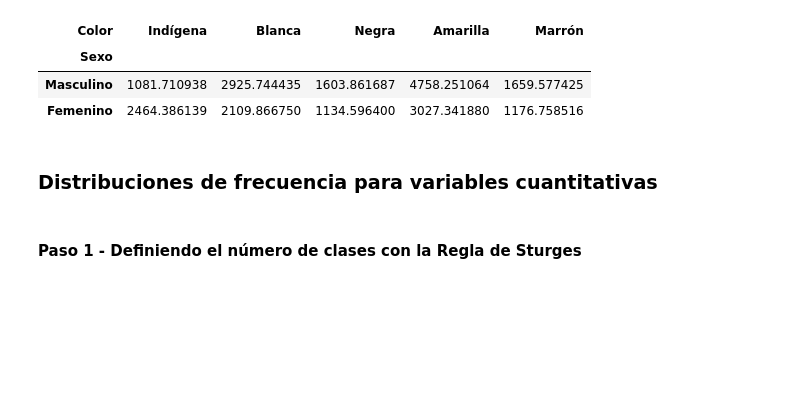
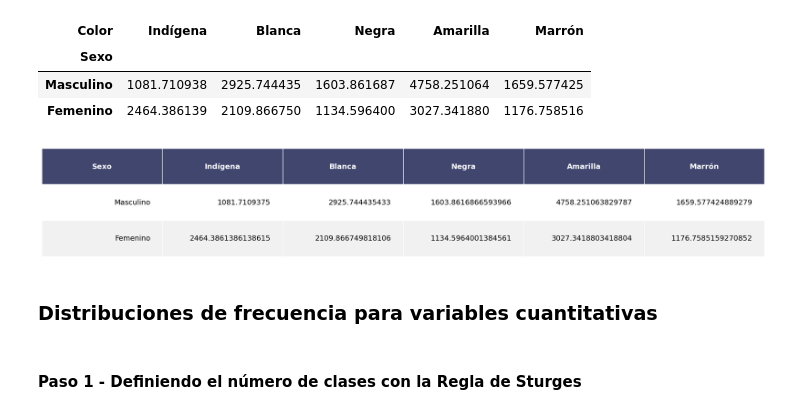
Before and after one commit to BrandonVC214858/Descriptive-Stadistics, a Jupyter notebook: tutorial/Python_Data_Science_Estadistica_final.ipynb, the cells around one changed output. Drawn from its saved outputs; the diff is of its cells as text; code cells hidden in the pictures; blank space fills up the shorter version.

```diff
--- a/tutorial/Python_Data_Science_Estadistica_final.ipynb
+++ b/tutorial/Python_Data_Science_Estadistica_final.ipynb
@@ -96,6 +159,39 @@ porcentual
 | Sexo |  |  |  |  |  |
 | Masculino | 1081.710938 | 2925.744435 | 1603.861687 | 4758.251064 | 1659.577425 |
 | Femenino | 2464.386139 | 2109.866750 | 1134.596400 | 3027.341880 | 1176.758516 |
+# %%
+def render_mpl_table(data, col_width=3.0, row_height=0.625, font_size=14,
+                     header_color='#40466e', row_colors=['#f1f1f2', 'w'], edge_color='w',
+                     bbox=[0, 0, 1, 1], header_columns=0,
+                     ax=None, **kwargs):
+    if ax is None:
+        # Modifica la altura de las filas en función del número de filas en tus datos
+        row_height = 0.625 * len(data)
+        size = (np.array(data.shape[::-1]) + np.array([0, 1])) * np.array([col_width, row_height])
+        fig, ax = plt.subplots(figsize=size)
+        ax.axis('off')
+
+    # Añade el índice del DataFrame a los datos que se van a mostrar
+    data_with_index = data.reset_index()
+
+    mpl_table = ax.table(cellText=data_with_index.values, bbox=bbox, colLabels=data_with_index.columns, **kwargs)
+
+    mpl_table.auto_set_font_size(False)
+    mpl_table.set_fontsize(font_size)
+
+    for k, cell in six.iteritems(mpl_table._cells):
+        cell.set_edgecolor(edge_color)
+        if k[0] == 0 or k[1] < header_columns:
+            cell.set_text_props(weight='bold', color='w')
+            cell.set_facecolor(header_color)
+        else:
+            cell.set_facecolor(row_colors[k[0]%len(row_colors)])
+    return ax
+
+render_mpl_table(porcentual, header_columns=0, col_width=5.0)
+plt.savefig('images/porcentual_renta.png')
+# %% [output]
+[figure, added]
 # %% [markdown]
 ### Distribuciones de frecuencia para variables cuantitativas
 # %% [markdown]
```
Also changed, not shown: parts of 6 cells of this notebook, 1 other file.
